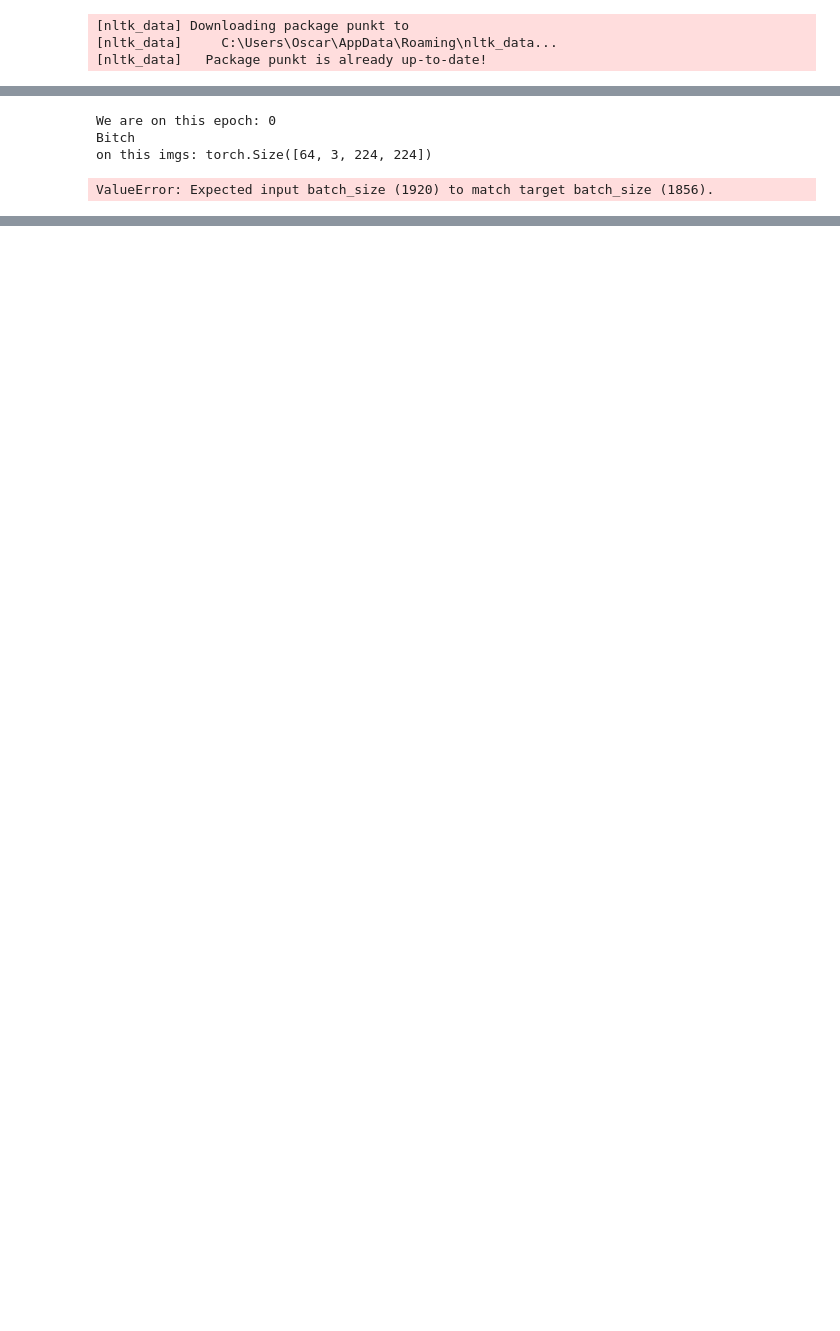
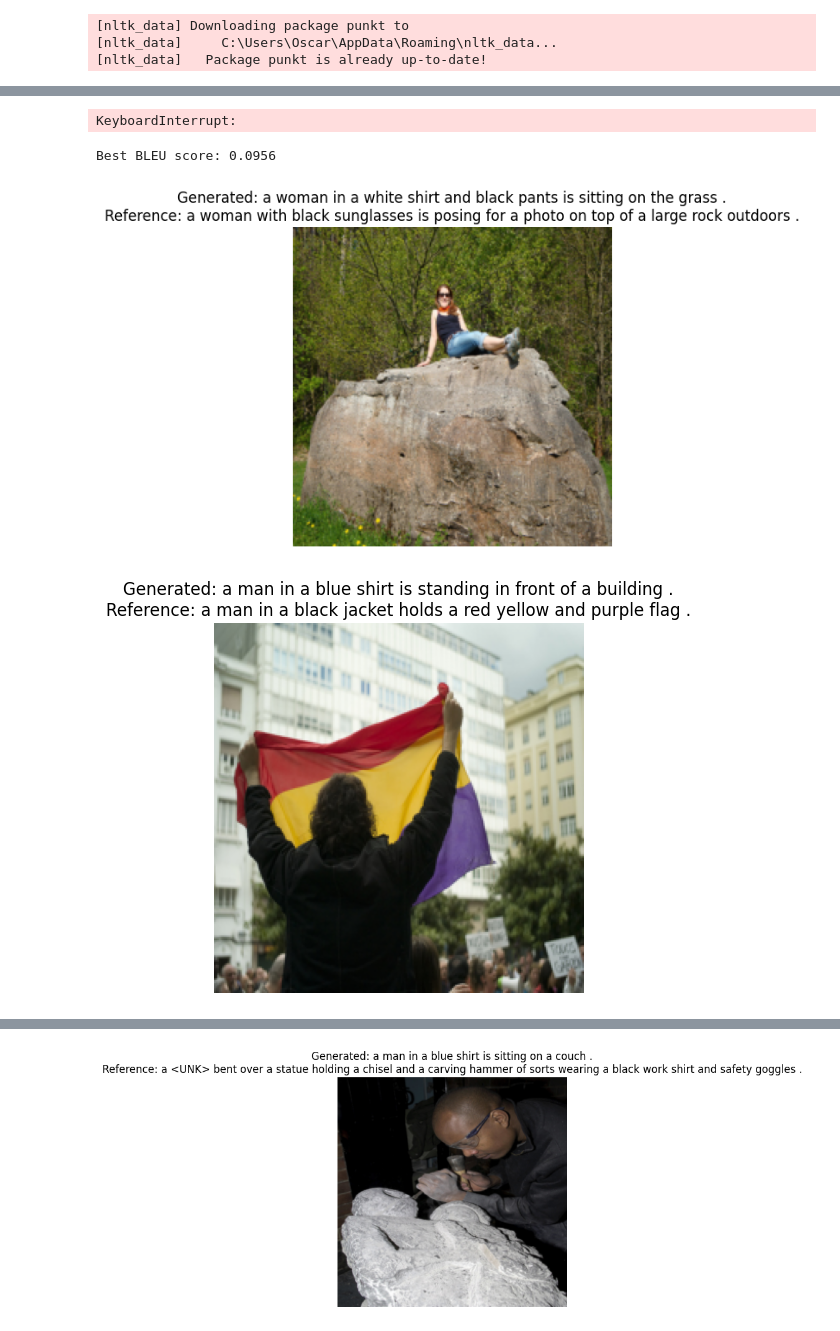
Before and after one commit to SindongSamsaraSamsalibab/Team-19, a Jupyter notebook: Lab 3/ImgToTxt_V2.ipynb, the cells around one changed output, grey strips where cells are left out. Saved outputs shown, nothing was run; the diff lists cells and outputs as text; code cells hidden in the pictures; blank space fills up the shorter version.

```diff
--- a/Lab 3/ImgToTxt_V2.ipynb
+++ b/Lab 3/ImgToTxt_V2.ipynb
@@ -175,7 +306,7 @@ torch.Size([3, 224, 224]) tensor([  1,   4,  28,  23, 104,  32, 111,  20,   2,
 # %%
 
 
-# --- Encoder and Decoder ---
+"""# --- Encoder and Decoder ---
 class EncoderCNN(nn.Module):
     def __init__(self, embed_size):
         super(EncoderCNN, self).__init__()
@@ -189,14 +320,15 @@ class EncoderCNN(nn.Module):
 class DecoderRNN(nn.Module):
     def __init__(self, embed_size, hidden_size, vocab_size, num_layers):
         super(DecoderRNN, self).__init__()
+        #self.embed = nn.Embedding.from_pretrained(pretrained_embeddings, freeze=False)
         self.embed = nn.Embedding(vocab_size, embed_size)
         self.lstm = nn.LSTM(embed_size, hidden_size, num_layers, batch_first=True)
         self.linear = nn.Linear(hidden_size, vocab_size)
 
     def forward(self, features, captions):
-        embeddings = self.embed(captions[:, :-1])
+        embeddings = self.embed(captions[:, :-2])   # Exclude <EOS> and <PAD> tokens
         features = features.unsqueeze(1)
         inputs = torch.cat((features, embeddings), 1)
         hiddens, _ = self.lstm(inputs)
         outputs = self.linear(hiddens)
-        return outputs
+        return outputs"""
@@ -291,8 +479,10 @@ Train loader batches: 398
 # %%
 
-train()
+best_encoder, best_decoder, best_bleu = train()
+# Save the best model
+torch.save(best_encoder.state_dict(), "best_encoder.pth")
+torch.save(best_decoder.state_dict(), "best_decoder.pth")
+
+print(f"Best BLEU score: {best_bleu:.4f}")
 # %% [output]
-We are on this epoch: 0
-Bitch
-on this imgs: torch.Size([64, 3, 224, 224])
+KeyboardInterrupt:
-ValueError: Expected input batch_size (1920) to match target batch_size (1856).
@@ -300,0 +489,43 @@ generate_caption()
+# %%
+best_encoder.load_state_dict(torch.load("best_encoder.pth"))
+best_decoder.load_state_dict(torch.load("best_decoder.pth"))
+
+def test_examples(encoder, decoder, test_loader, vocab, num_examples=5):
+    import matplotlib.pyplot as plt
+
+    encoder.eval()
+    decoder.eval()
+    shown = 0
+
+    with torch.no_grad():
+        for imgs, caps in test_loader:
+            imgs = imgs.to(device)
+            features = encoder(imgs)
+            output_ids = generate_caption(decoder, features[0].unsqueeze(0), vocab)
+            # Convert indices to words
+            candidate = [vocab.itos[idx] for idx in output_ids if idx not in [vocab.stoi["<PAD>"], vocab.stoi["<SOS>"], vocab.stoi["<EOS>"]]]
+            reference = [vocab.itos[idx.item()] for idx in caps[0] if idx.item() not in [vocab.stoi["<PAD>"], vocab.stoi["<SOS>"], vocab.stoi["<EOS>"]]]
+
+            # Display image and captions
+            img_np = imgs[0].cpu().permute(1, 2, 0).numpy()
+            # Undo normalization
+            img_np = img_np * [0.229, 0.224, 0.225] + [0.485, 0.456, 0.406]
+            img_np = img_np.clip(0, 1)
+
+            plt.imshow(img_np)
+            plt.axis('off')
+            plt.title(f"Generated: {' '.join(candidate)}\nReference: {' '.join(reference)}")
+            plt.show()
+
+            shown += 1
+            if shown >= num_examples:
+                break
+
+# Example usage after training:
+"""best_encoder, best_decoder, best_bleu = train()"""
+print(f"Best BLEU score: {best_bleu:.4f}")
+test_examples(best_encoder, best_decoder, test_loader, vocab, num_examples=5)
+# %% [output]
+Best BLEU score: 0.0956
+[figure, added]
+[figure, added]
@@ -300,0 +533 @@ generate_caption()
+[figure, added]
```
Also changed, not shown: parts of 9 cells of this notebook.
